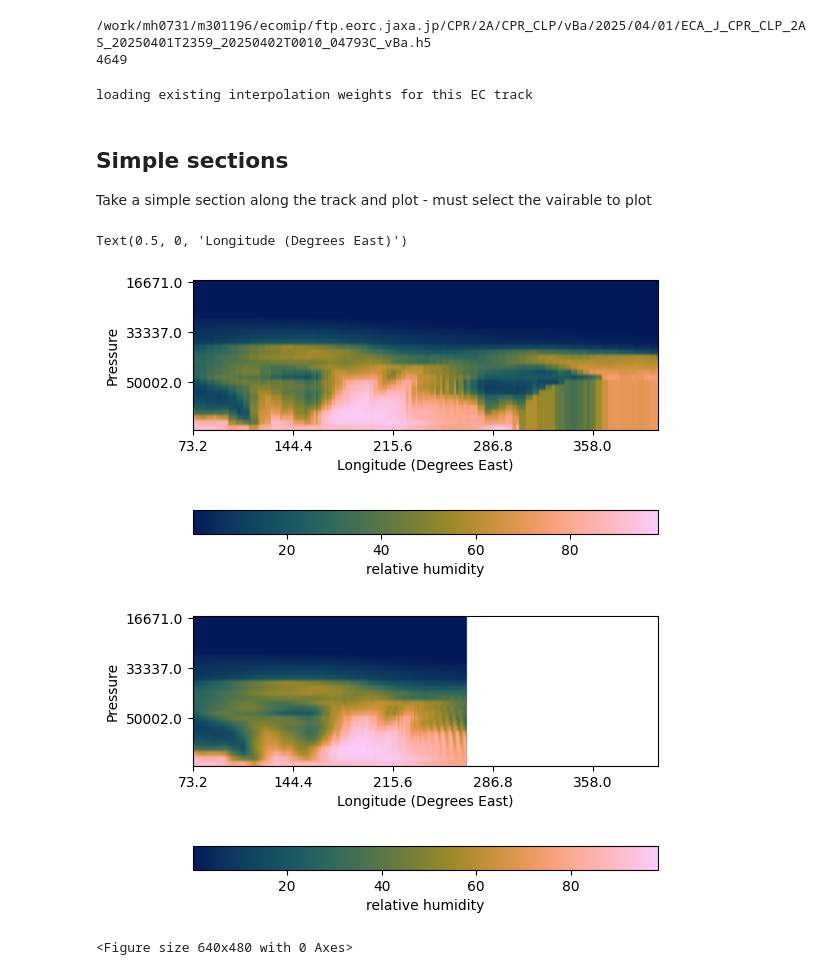
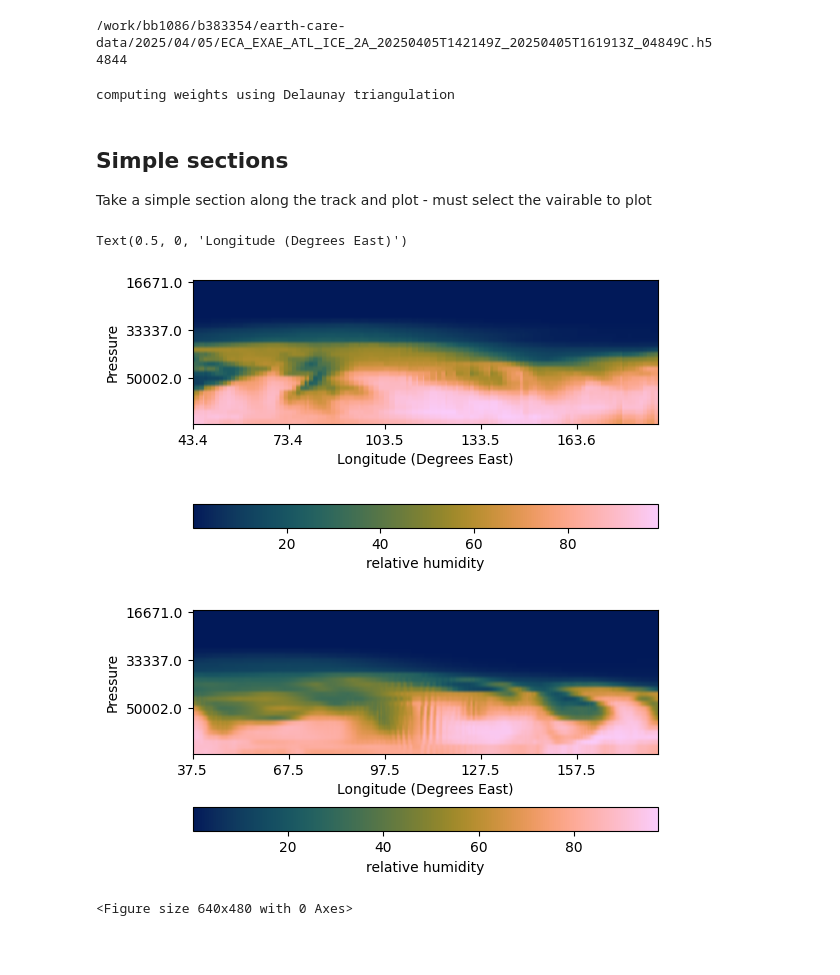
Before and after one commit to hauke-schmidt/hk25-teams-hs, a Jupyter notebook: hk25-IceSheet/satellite.ipynb, the cells around one changed output. Drawn from its saved outputs; the diff is of its cells as text; code cells hidden in the pictures; blank space fills up the shorter version.

Commit message:
updates for reading data downloaded with eofetch

```diff
--- a/hk25-IceSheet/satellite.ipynb
+++ b/hk25-IceSheet/satellite.ipynb
@@ -96,7 +96,7 @@ def get_earthcare_dat(date, time, product='CPR_CLD_2A'):
     filename=glob.glob(f"{base}/{yy}/{mm}/{dd}/*{product}*{yy}{mm}{dd}*T{hr}{mn}*.h5")[0]
     print(filename)
 
-    ec_lat,ec_lon,ec_time,ec_height=get_h5_geodat(filename) if product!='level1' else print('need to read netcdf file')
+    ec_lat,ec_lon,ec_time,ec_height=get_h5_geodat(filename)
 
     return ec_lat, ec_lon, ec_time, ec_height, filename
 # %%
@@ -199,9 +214,9 @@ svalbard_tracks.dates
 
 
 
-model_day = "2020-04-01"  # format 'YYYY-MM-DD'
-ec_time = "T02:00:00"  # format T'hh:mm:ss'
-ec_day= "2025-04-01"
+model_day = "2020-04-05"  # format 'YYYY-MM-DD'
+ec_time = "T14:21:00"  # format T'hh:mm:ss'
+ec_day= "2025-04-05"
 
 ec_lon_min = None  # degrees
 ec_lon_max = None  # degrees
@@ -225,10 +240,10 @@ current_location='EU'
 ########################################################
 
 # below is for EC data which was downloaded for the hackathon
-ec_track_lat, ec_track_lon, ec_track_time, ec_track_height, ec_filename = get_earthcare_dat_hackathon(ec_day, ec_time, product='level2-CPR')
+# ec_track_lat, ec_track_lon, ec_track_time, ec_track_height, ec_filename = get_earthcare_dat_hackathon(ec_day, ec_time, product='level2-CPR')
 
 #below is for EC data downloaded using the get_ec_data script
-# ec_track_lat, ec_track_lon, ec_track_time, ec_track_height, ec_filename = get_earthcare_dat(ec_day, ec_time, product='CPR_CLD_2A')
+ec_track_lat, ec_track_lon, ec_track_time, ec_track_height, ec_filename = get_earthcare_dat(ec_day, ec_time, product='ATL_ICE_2A')
 
 # # # %% Trim track coordinates to be within the lat/lon bounds
 
@@ -244,8 +259,8 @@ ec_track_time = ec_track_time[valid_indices]
 
 print(len(ec_track_lon))
 # %% [output]
-/work/mh0731/m301196/ecomip/ftp.eorc.jaxa.jp/CPR/2A/CPR_CLP/vBa/2025/04/01/ECA_J_CPR_CLP_2AS_20250401T2359_20250402T0010_04793C_vBa.h5
-4649
+/work/bb1086/b383354/earth-care-data/2025/04/05/ECA_EXAE_ATL_ICE_2A_20250405T142149Z_20250405T161913Z_04849C.h5
+4844
 # %%
 #Now load a model
 
@@ -281,7 +296,7 @@ ds_curtain = ds_curtain.assign(
     lat=("track", ec_track_lat.data),
 )
 # %% [output]
-loading existing interpolation weights for this EC track
+computing weights using Delaunay triangulation
 # %% [markdown]
 ## Simple sections
 Take a simple section along the track and plot - must select the vairable to plot
@@ -311,10 +326,10 @@ ax.set_ylabel('Pressure')
 ax.set_xlabel('Longitude (Degrees East)')
 # %% [output]
 Text(0.5, 0, 'Longitude (Degrees East)')
-[figure, old version]
+[figure, new version]
 # %%
 fig,ax=plt.subplots(figsize=(6,7))
-fig,ax,cbar=plot_curtain(ds_curtain,'hur',ax=ax,fig=fig,cmap=batlow)
+fig,ax,cbar=plot_curtain(ds_curtain,'hur',ax=ax,fig=fig,cmap=batlow,pad_cbar=0.1)
 # %% [output]
-[figure, old version]
+[figure, new version]
 # %%
```
Also changed, not shown: parts of 7 cells of this notebook, 1 other file.
